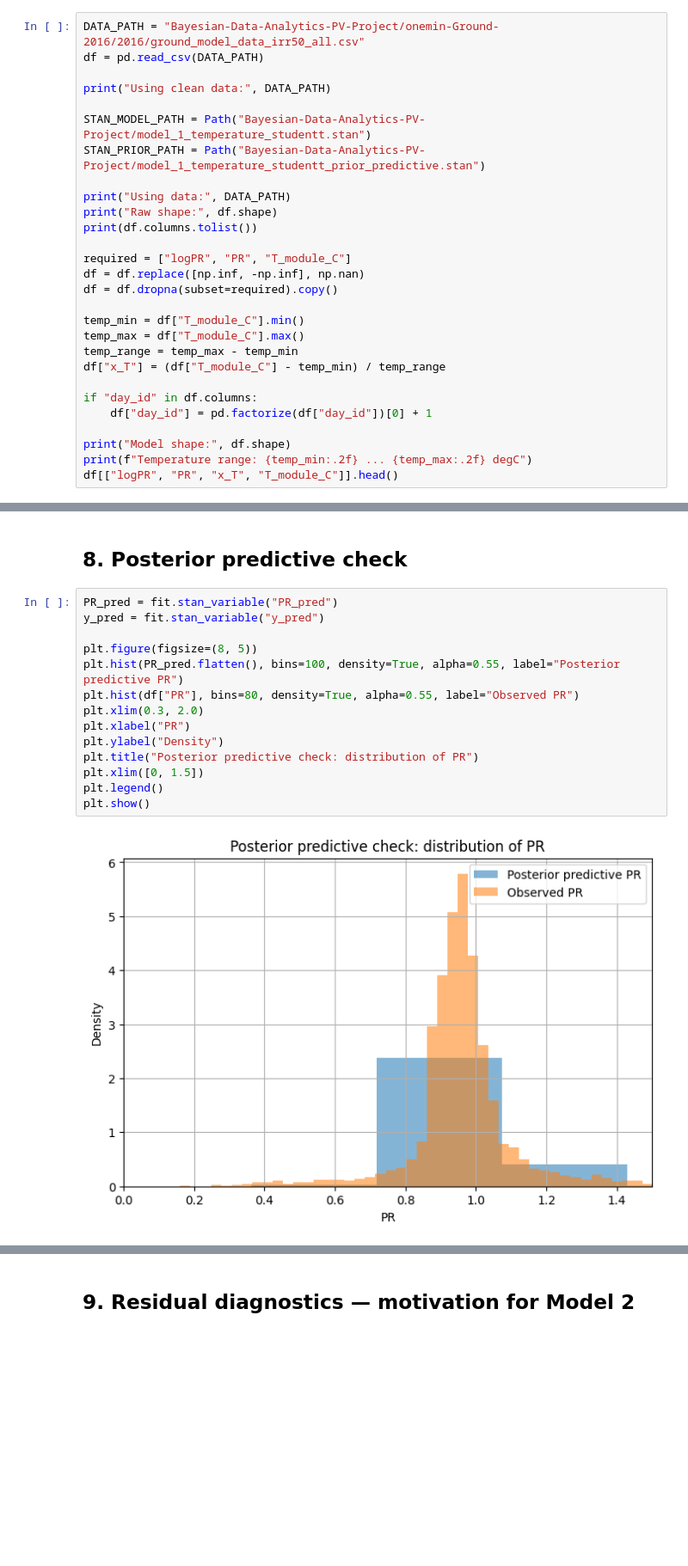
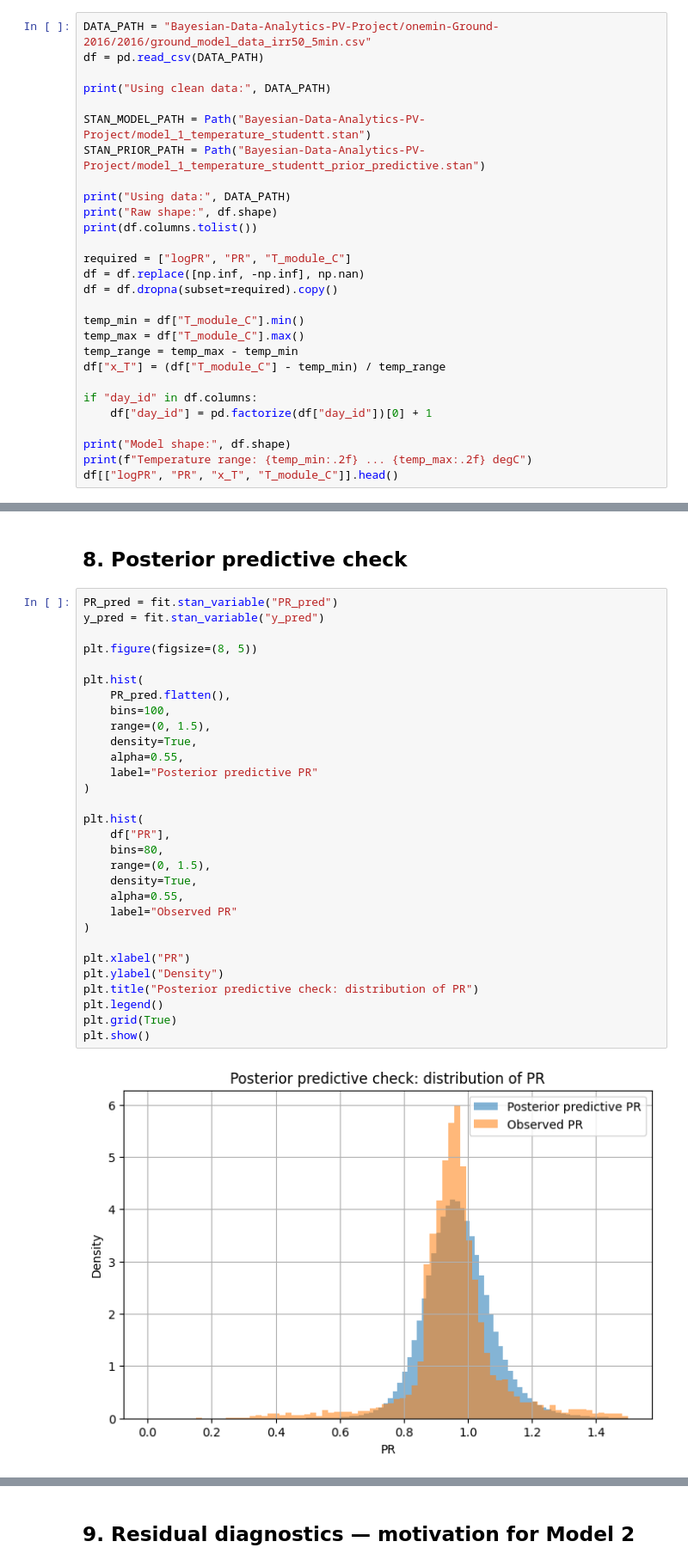
Before and after one commit to mkrzyzowska/Bayesian-Data-Analytics-PV-Project, a Jupyter notebook: model_1_temperature_studentt.ipynb, the cells around one changed output, grey strips where cells are left out. Shown at 86% size. Drawn from its saved outputs; the diff is of its cells as text; blank space fills up the shorter version.

Commit message:
Ten model 1 może się na coś nada

```diff
--- a/model_1_temperature_studentt.ipynb
+++ b/model_1_temperature_studentt.ipynb
@@ -39,7 +39,7 @@ plt.rcParams["axes.grid"] = True
 # %% [markdown]
 ## 1. Load moderate dataset
 # %%
-DATA_PATH = "Bayesian-Data-Analytics-PV-Project/onemin-Ground-2016/2016/ground_model_data_irr50_all.csv"
+DATA_PATH = "Bayesian-Data-Analytics-PV-Project/onemin-Ground-2016/2016/ground_model_data_irr50_5min.csv"
 df = pd.read_csv(DATA_PATH)
 
 print("Using clean data:", DATA_PATH)
@@ -290,16 +341,32 @@ plt.show()
 # %%
 PR_pred = fit.stan_variable("PR_pred")
 y_pred = fit.stan_variable("y_pred")
 
 plt.figure(figsize=(8, 5))
-plt.hist(PR_pred.flatten(), bins=100, density=True, alpha=0.55, label="Posterior predictive PR")
-plt.hist(df["PR"], bins=80, density=True, alpha=0.55, label="Observed PR")
-plt.xlim(0.3, 2.0)
+
+plt.hist(
+    PR_pred.flatten(),
+    bins=100,
+    range=(0, 1.5),
+    density=True,
+    alpha=0.55,
+    label="Posterior predictive PR"
+)
+
+plt.hist(
+    df["PR"],
+    bins=80,
+    range=(0, 1.5),
+    density=True,
+    alpha=0.55,
+    label="Observed PR"
+)
+
 plt.xlabel("PR")
 plt.ylabel("Density")
 plt.title("Posterior predictive check: distribution of PR")
-plt.xlim([0, 1.5])
 plt.legend()
+plt.grid(True)
 plt.show()
 # %% [output]
-[figure, old version]
+[figure, new version]
```
Also changed, not shown: parts of 9 cells of this notebook, 3 other files.
